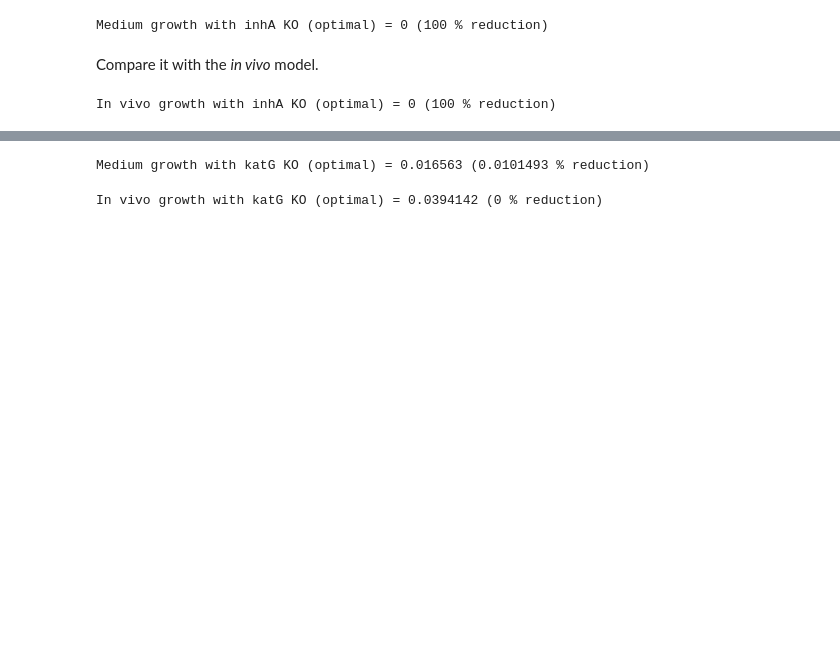
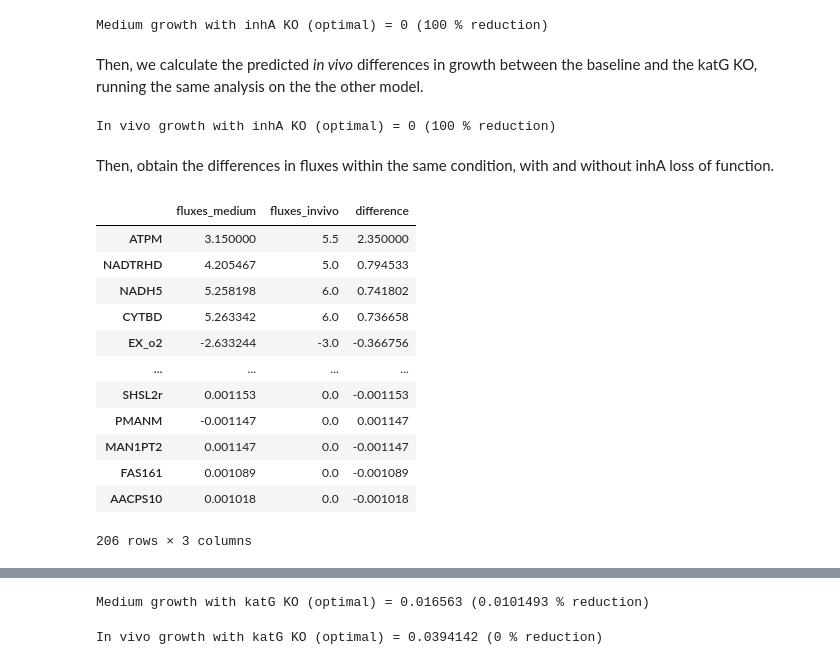
Before and after one commit to PathoGenOmics-Lab/misb_training_2024, a Jupyter notebook: modelling/03_mtb_variability.ipynb, the cells around one changed output, grey strips where cells are left out. Saved outputs shown, nothing was run; the diff lists cells and outputs as text; code cells hidden in the pictures; blank space fills up the shorter version.

```diff
--- a/modelling/03_mtb_variability.ipynb
+++ b/modelling/03_mtb_variability.ipynb
@@ -17,5 +36,6 @@ import pandas as pd
 # %%
 def calculate_flux_differences(solution_a: cobra.Solution, solution_b: cobra.Solution, tag_a="a", tag_b="b", threshold=1e-3) -> pd.DataFrame:
+    """A convenience function to compare the fluxes predicted by two solutions."""
     fluxes = pd.merge(
         solution_a.to_frame()["fluxes"], solution_b.to_frame()["fluxes"],
         left_index=True, right_index=True,
@@ -123,8 +155,10 @@ with model_medium:
     print(f"Medium growth with inhA KO ({medium_solution_inhA.status}) = {medium_solution_inhA.objective_value:g} ({reduction_percent:g} % reduction)")
 # %% [output]
 Medium growth with inhA KO (optimal) = 0 (100 % reduction)
-# %% [markdown]
-Compare it with the *in vivo* model.
+# %% [markdown]
+Then, we calculate the predicted *in vivo* differences in growth
+between the baseline and the katG KO,
+running the same analysis on the the other model.
 # %%
 invivo_solution = model_invivo.optimize()
 with model_invivo:
@@ -134,3 +168,22 @@ with model_invivo:
     print(f"In vivo growth with inhA KO ({invivo_solution_inhA.status}) = {invivo_solution_inhA.objective_value:g} ({reduction_percent:g} % reduction)")
 # %% [output]
 In vivo growth with inhA KO (optimal) = 0 (100 % reduction)
+# %% [markdown]
+Then, obtain the differences in fluxes within the same condition, with
+and without inhA loss of function.
+# %%
+calculate_flux_differences(medium_solution, medium_solution_inhA, "medium", "invivo")
+# %% [output]
+|  | fluxes_medium | fluxes_invivo | difference |
+| ATPM | 3.150000 | 5.5 | 2.350000 |
+| NADTRHD | 4.205467 | 5.0 | 0.794533 |
+| NADH5 | 5.258198 | 6.0 | 0.741802 |
+| CYTBD | 5.263342 | 6.0 | 0.736658 |
+| EX_o2 | -2.633244 | -3.0 | -0.366756 |
+| ... | ... | ... | ... |
+| SHSL2r | 0.001153 | 0.0 | -0.001153 |
+| PMANM | -0.001147 | 0.0 | 0.001147 |
+| MAN1PT2 | 0.001147 | 0.0 | -0.001147 |
+| FAS161 | 0.001089 | 0.0 | -0.001089 |
+| AACPS10 | 0.001018 | 0.0 | -0.001018 |
+206 rows × 3 columns
```
Also changed, not shown: parts of 17 cells of this notebook.
